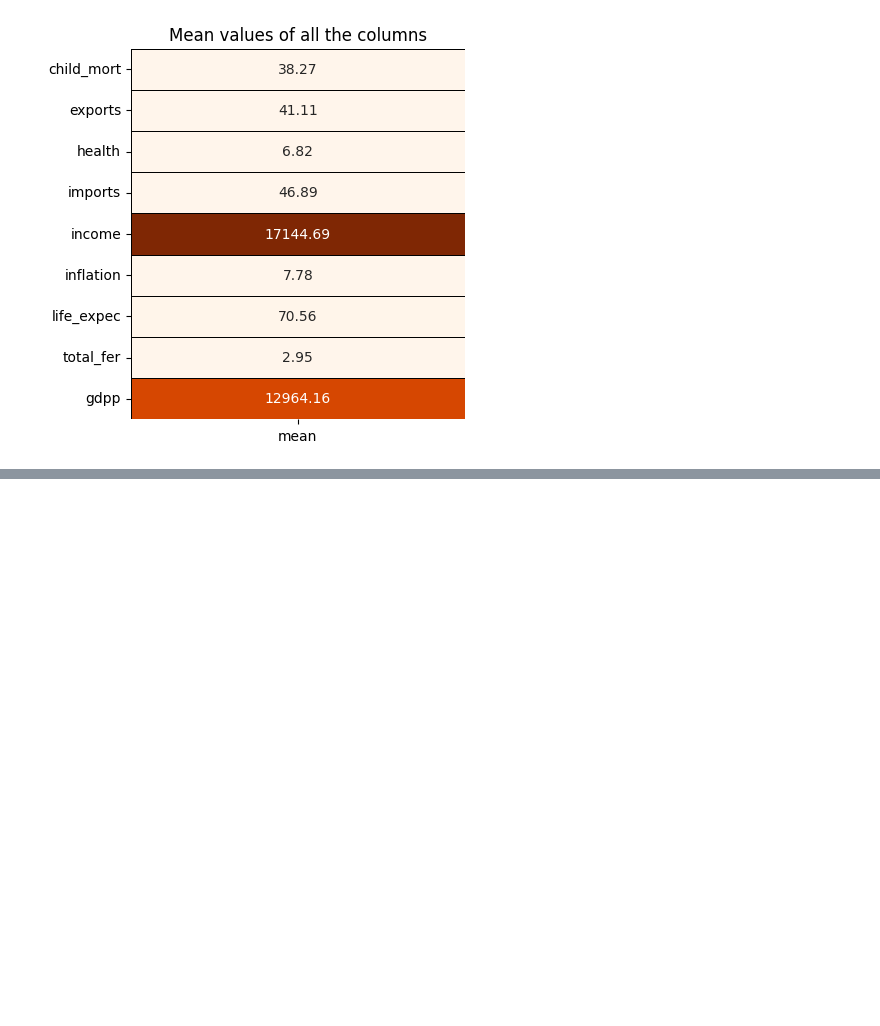
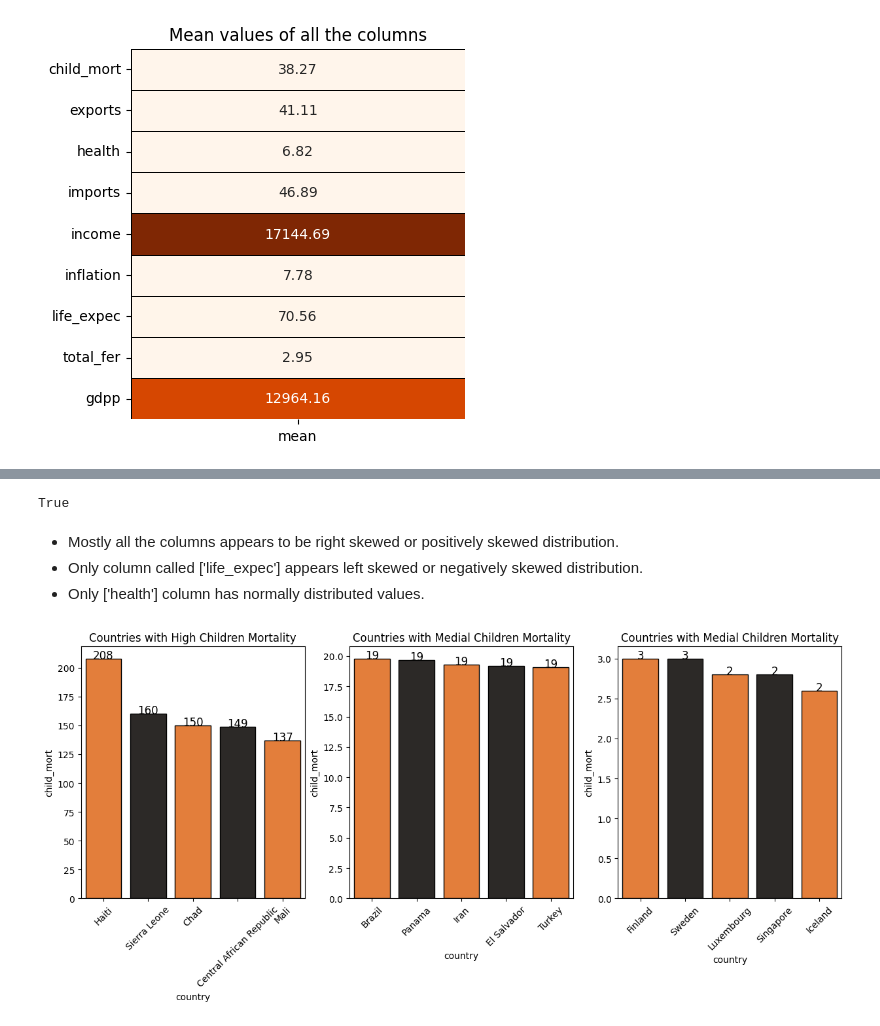
Before and after one commit to rizz045/Country-Data-Exploration-and-Preediction--Unsupervised-learning-, a Jupyter notebook: Country_Data_Exploration_and_Prediction.ipynb, the cells around one changed output, grey strips where cells are left out. Cells and saved outputs as stored; diff of their text form; code cells hidden in the pictures; blank space fills up the shorter version.

```diff
--- a/Country_Data_Exploration_and_Prediction.ipynb
+++ b/Country_Data_Exploration_and_Prediction.ipynb
@@ -103,0 +133,41 @@ fig.tight_layout(pad=3)
+# %%
+len(df['country'].unique()) == len(df)
+# %% [output]
+True
+# %% [markdown]
+* Mostly all the columns appears to be right skewed or positively skewed distribution.
+* Only column called ['life_expec'] appears left skewed or negatively skewed distribution.
+* Only ['health'] column has normally distributed values.
+# %%
+fig = plt.subplots(nrows=1, ncols=3, figsize=(15, 5))
+plt.subplot(1, 3, 1)
+ax = sns.barplot(x= 'country', y='child_mort',
+                 data = df.sort_values(ascending=False, by='child_mort').iloc[:5],
+                 palette = colors, edgecolor='black');
+plt.title("Countries with High Children Mortality")
+plt.xticks(rotation=45)
+for rect in ax.patches:
+    ax.text(rect.get_x()+rect.get_width()/2, rect.get_height(), int(rect.get_height()),
+            horizontalalignment='center', fontsize=12)
+
+plt.subplot(1, 3, 2)
+ax = sns.barplot(x='country', y='child_mort',
+                 data = df.sort_values(ascending=False, by='child_mort').iloc[81:86],
+                 palette = colors, edgecolor='black');
+plt.title("Countries with Medial Children Mortality")
+plt.xticks(rotation=45)
+for rect in ax.patches:
+    ax.text(rect.get_x()+rect.get_width()/2, rect.get_height(), int(rect.get_height()),
+            horizontalalignment='center', fontsize=12)
+
+plt.subplot(1, 3, 3)
+ax = sns.barplot(x='country', y='child_mort',
+                 data = df.sort_values(ascending=False, by='child_mort').iloc[-5:],
+                 palette = colors, edgecolor='black');
+plt.title("Countries with Medial Children Mortality")
+plt.xticks(rotation=45)
+for rect in ax.patches:
+    ax.text(rect.get_x()+rect.get_width()/2, rect.get_height(), int(rect.get_height()),
+            horizontalalignment='center', fontsize=12)
+# %% [output]
+[figure, added]
```
Also changed, not shown: parts of 7 cells of this notebook.
